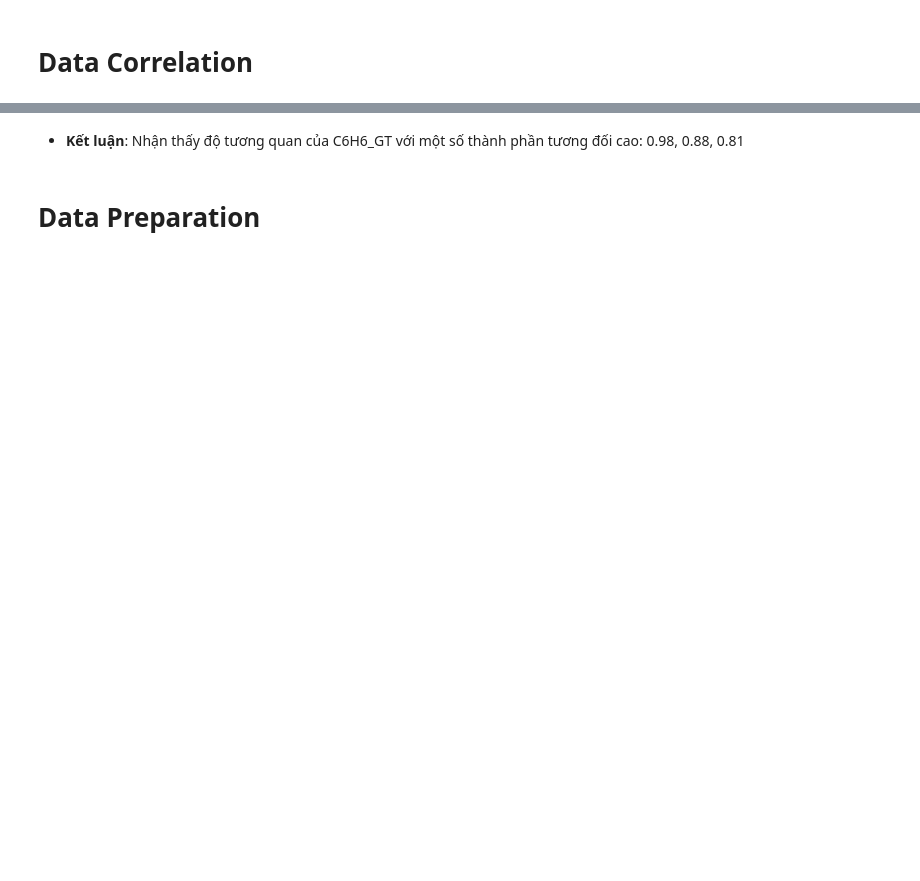
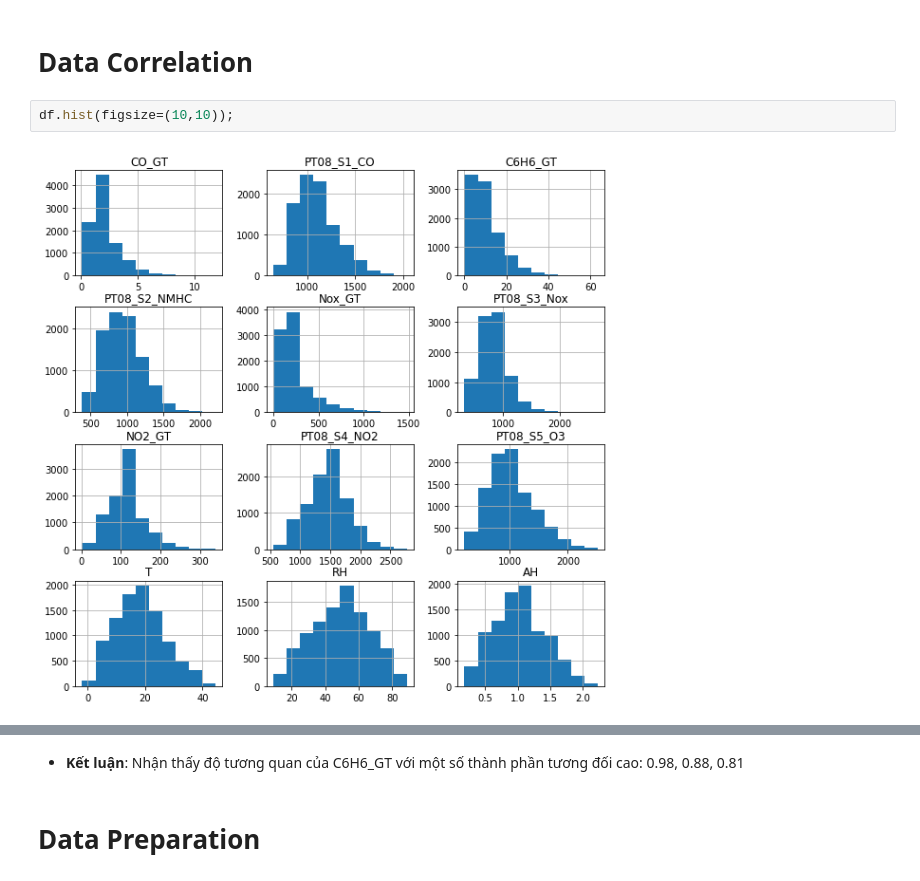
Before and after one commit to PQD-11/Python_for_machine_learning, a Jupyter notebook: Project/AirQuality.ipynb, the cells around one changed output, grey strips where cells are left out. Drawn from its saved outputs; the diff is of its cells as text; blank space fills up the shorter version.

```diff
--- a/Project/AirQuality.ipynb
+++ b/Project/AirQuality.ipynb
@@ -166,6 +166,10 @@ df.describe()
 | max | 11.900000 | 2040.000000 | 63.700000 | 2214.000000 | 1479.000000 | 2683.000000 | 340.000000 | 2775.000000 | 2523.000000 | ... |
 # %% [markdown]
 # **Data Correlation**
+# %%
+df.hist(figsize=(10,10));
+# %% [output]
+[figure, added]
 # %%
 corrmat = df.corr()
 topcorr = corrmat.index
```
Also changed, not shown: parts of 39 cells of this notebook.
